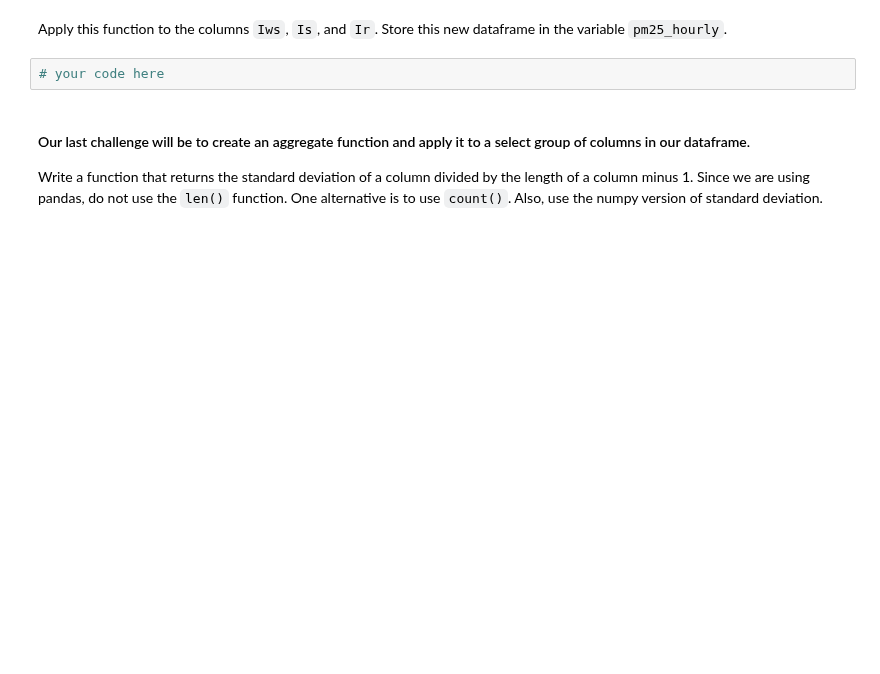
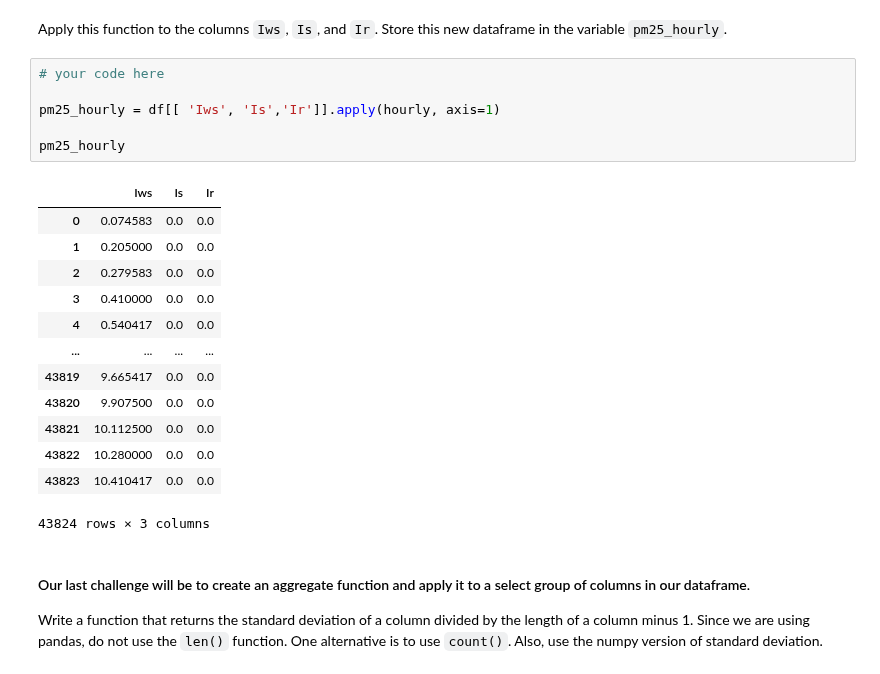
Before and after one commit to ta-data-bcn/lab-map-reduce-filter, a Jupyter notebook: your-code/main.ipynb, the cells around one changed output. Drawn from its saved outputs; the diff is of its cells as text; blank space fills up the shorter version.

```diff
--- a/your-code/main.ipynb
+++ b/your-code/main.ipynb
@@ -254,7 +317,25 @@ def hourly(x):
 # %% [markdown]
 Apply this function to the columns `Iws`, `Is`, and `Ir`. Store this new dataframe in the variable `pm25_hourly`.
-# %%
-# your code here
+# %%
+# your code here
+
+pm25_hourly = df[[ 'Iws', 'Is','Ir']].apply(hourly, axis=1)
+
+pm25_hourly
+# %% [output]
+|  | Iws | Is | Ir |
+| 0 | 0.074583 | 0.0 | 0.0 |
+| 1 | 0.205000 | 0.0 | 0.0 |
+| 2 | 0.279583 | 0.0 | 0.0 |
+| 3 | 0.410000 | 0.0 | 0.0 |
+| 4 | 0.540417 | 0.0 | 0.0 |
+| ... | ... | ... | ... |
+| 43819 | 9.665417 | 0.0 | 0.0 |
+| 43820 | 9.907500 | 0.0 | 0.0 |
+| 43821 | 10.112500 | 0.0 | 0.0 |
+| 43822 | 10.280000 | 0.0 | 0.0 |
+| 43823 | 10.410417 | 0.0 | 0.0 |
+43824 rows × 3 columns
 # %% [markdown]
 #### Our last challenge will be to create an aggregate function and apply it to a select group of columns in our dataframe.
 
```
Also changed, not shown: parts of 7 cells of this notebook, 2 other files.
